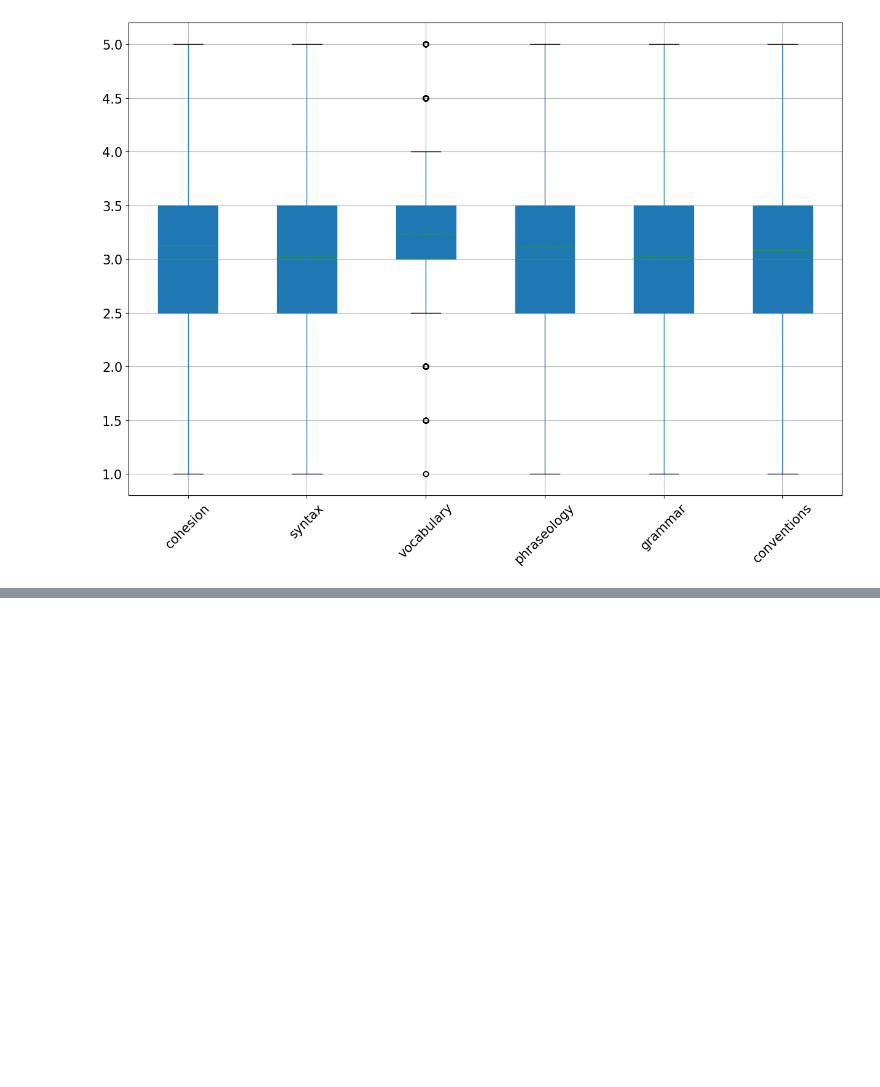
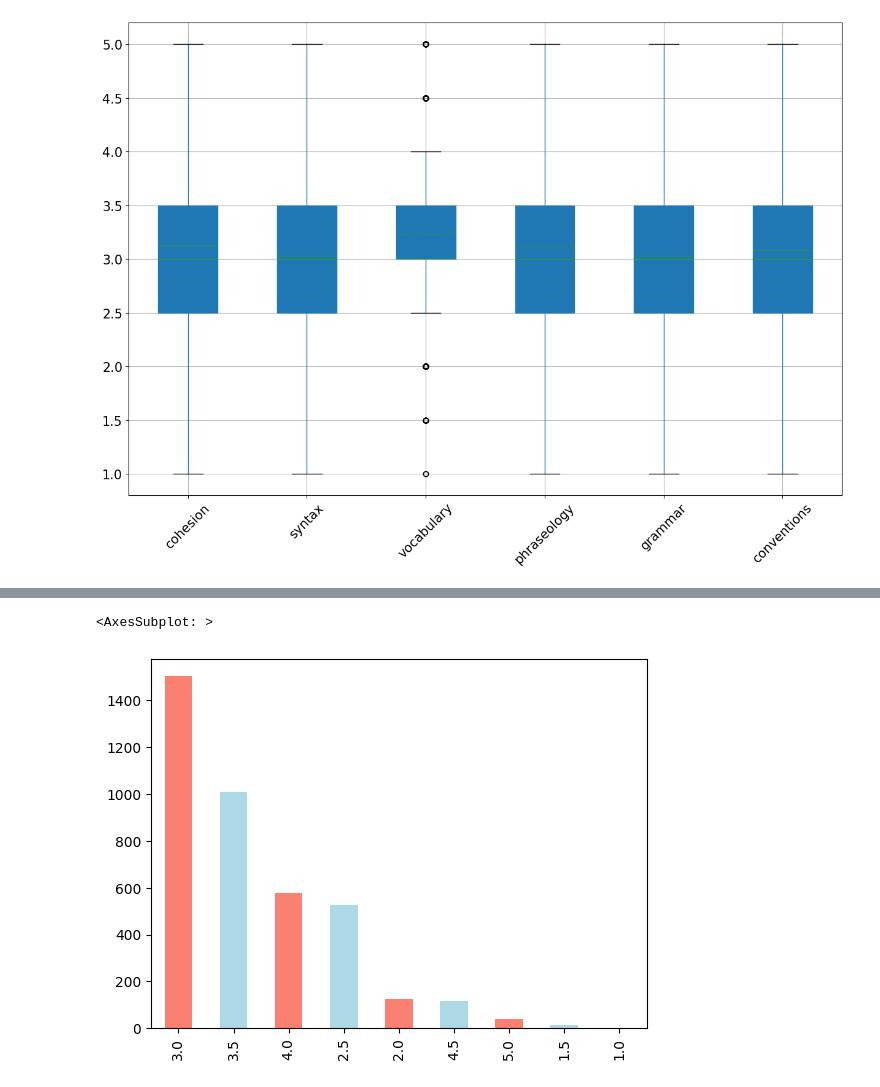
Before and after one commit to KubiakJakub01/Feedback-Prize-ELL, a Jupyter notebook: src/notebooks/research.ipynb, the cells around one changed output, grey strips where cells are left out. Drawn from its saved outputs; the diff is of its cells as text; code cells hidden in the pictures; blank space fills up the shorter version.

```diff
--- a/src/notebooks/research.ipynb
+++ b/src/notebooks/research.ipynb
@@ -113,0 +125,5 @@ train_df.boxplot(figsize=(15, 10), rot=45, fontsize=15, grid=True, vert=True, pa
+# %%
+train_df["vocabulary"].value_counts().plot(kind="bar", color=["salmon", "lightblue"])
+# %% [output]
+<AxesSubplot: >
+[figure, added]
```
Also changed, not shown: parts of 5 cells of this notebook.
